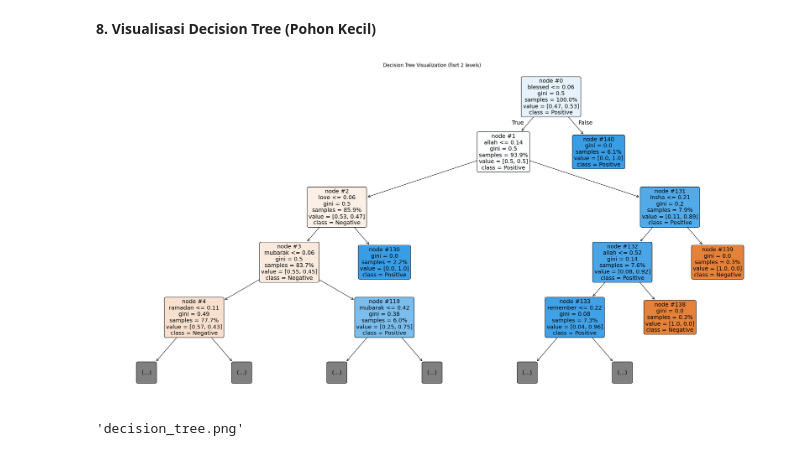
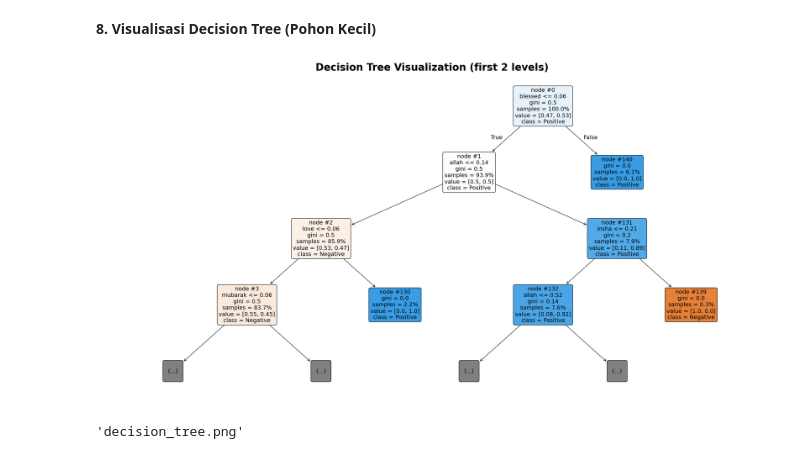
Before and after one commit to LatiefDataVisionary/text-mining-and-natural-language-processing-college-task, a Jupyter notebook: notebooks/decison_tree_model.ipynb, the cells around one changed output. Cells and saved outputs as stored; diff of their text form; code cells hidden in the pictures.

Commit message:
adding fontsize and fontweight for the tittle in 8. Visualisasi Decision Tree (Pohon Kecil)

```diff
--- a/notebooks/decison_tree_model.ipynb
+++ b/notebooks/decison_tree_model.ipynb
@@ -193,22 +193,22 @@ plt.show()
 # %%
 plt.figure(figsize=(30, 15), dpi=100)
 plot_tree(
     best_dt,
     filled=True,
     feature_names = tfidf.get_feature_names_out(),
     class_names=['Negative', 'Positive'],
-    max_depth=4,
+    max_depth=3,
     fontsize=14,
     proportion=True,
     node_ids=True,
     rounded=True,
     precision=2,
 )
 
-plt.title('Decision Tree Visualization (fisrt 2 levels)')
+plt.title('Decision Tree Visualization (first 2 levels)', fontsize=25, fontweight='bold')
 plt.show()
 # %% [output]
-[figure, old version]
+[figure, new version]
 # %%
 from sklearn.tree import export_graphviz
 import graphviz
```
